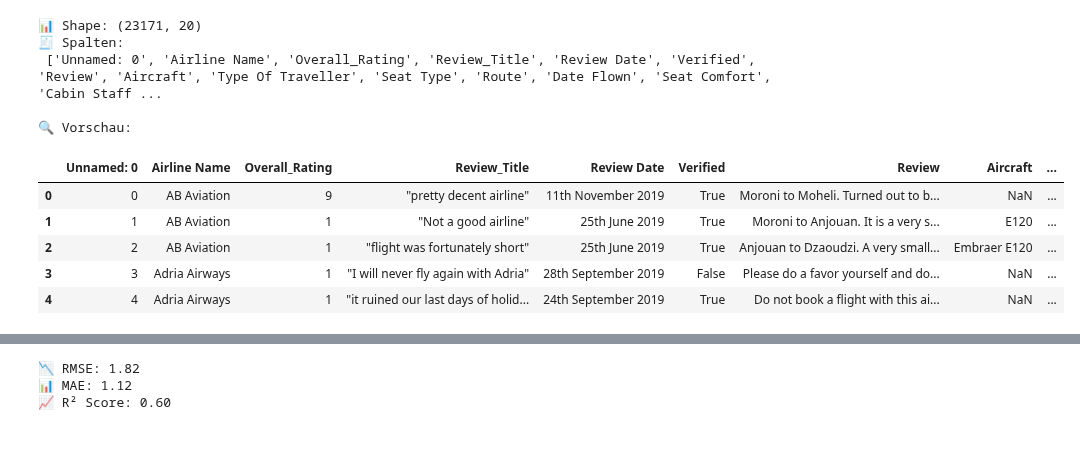
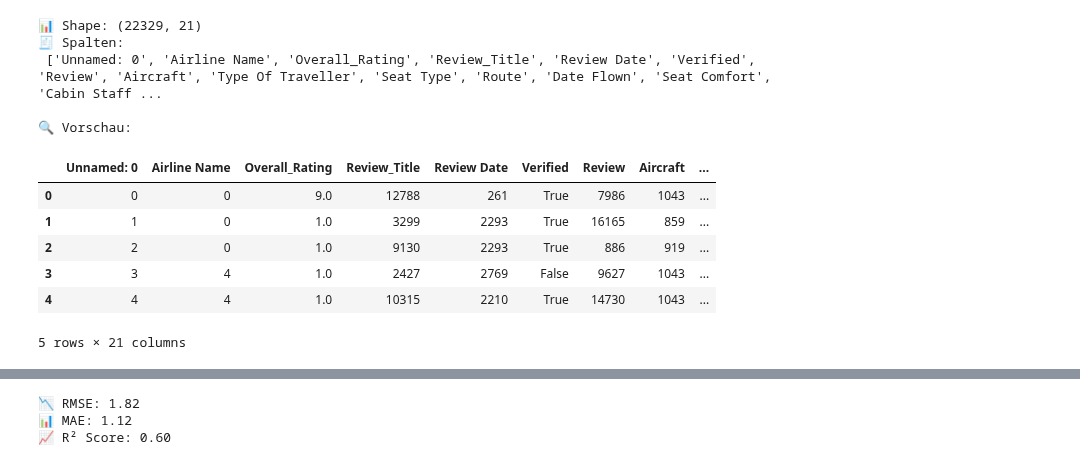
Before and after one commit to DivinitasMaxima/BINA-REPO, a Jupyter notebook: data/Kapitel5.ipynb, the cells around one changed output, grey strips where cells are left out. Saved outputs shown, nothing was run; the diff lists cells and outputs as text; code cells hidden in the pictures.

```diff
--- a/data/Kapitel5.ipynb
+++ b/data/Kapitel5.ipynb
@@ -17,22 +40,20 @@ from sklearn.metrics import classification_report, confusion_matrix, roc_auc_sco
 # %%
-# ======================================
-# 📥 Daten laden & Übersicht
-# ======================================
-df = pd.read_csv("data/airline_review.csv")  # Pfad ggf. anpassen
+#df = pd.read_csv("data/airline_review.csv")  # Pfad ggf. anpassen
 
 print("📊 Shape:", df.shape)
 print("🧾 Spalten:\n", df.columns.tolist())
 print("\n🔍 Vorschau:")
 display(df.head())
 # %% [output]
-📊 Shape: (23171, 20)
+📊 Shape: (22329, 21)
 🧾 Spalten:
  ['Unnamed: 0', 'Airline Name', 'Overall_Rating', 'Review_Title', 'Review Date', 'Verified', 'Review', 'Aircraft', 'Type Of Traveller', 'Seat Type', 'Route', 'Date Flown', 'Seat Comfort', 'Cabin Staff ...
 
 🔍 Vorschau:
 |  | Unnamed: 0 | Airline Name | Overall_Rating | Review_Title | Review Date | Verified | Review | Aircraft | ... |
-| 0 | 0 | AB Aviation | 9 | "pretty decent airline" | 11th November 2019 | True | Moroni to Moheli. Turned out to b... | NaN | ... |
-| 1 | 1 | AB Aviation | 1 | "Not a good airline" | 25th June 2019 | True | Moroni to Anjouan. It is a very s... | E120 | ... |
-| 2 | 2 | AB Aviation | 1 | "flight was fortunately short" | 25th June 2019 | True | Anjouan to Dzaoudzi. A very small... | Embraer E120 | ... |
-| 3 | 3 | Adria Airways | 1 | "I will never fly again with Adria" | 28th September 2019 | False | Please do a favor yourself and do... | NaN | ... |
-| 4 | 4 | Adria Airways | 1 | "it ruined our last days of holid... | 24th September 2019 | True | Do not book a flight with this ai... | NaN | ... |
+| 0 | 0 | 0 | 9.0 | 12788 | 261 | True | 7986 | 1043 | ... |
+| 1 | 1 | 0 | 1.0 | 3299 | 2293 | True | 16165 | 859 | ... |
+| 2 | 2 | 0 | 1.0 | 9130 | 2293 | True | 886 | 919 | ... |
+| 3 | 3 | 4 | 1.0 | 2427 | 2769 | False | 9627 | 1043 | ... |
+| 4 | 4 | 4 | 1.0 | 10315 | 2210 | True | 14730 | 1043 | ... |
+5 rows × 21 columns
```
Also changed, not shown: parts of 25 cells of this notebook.
